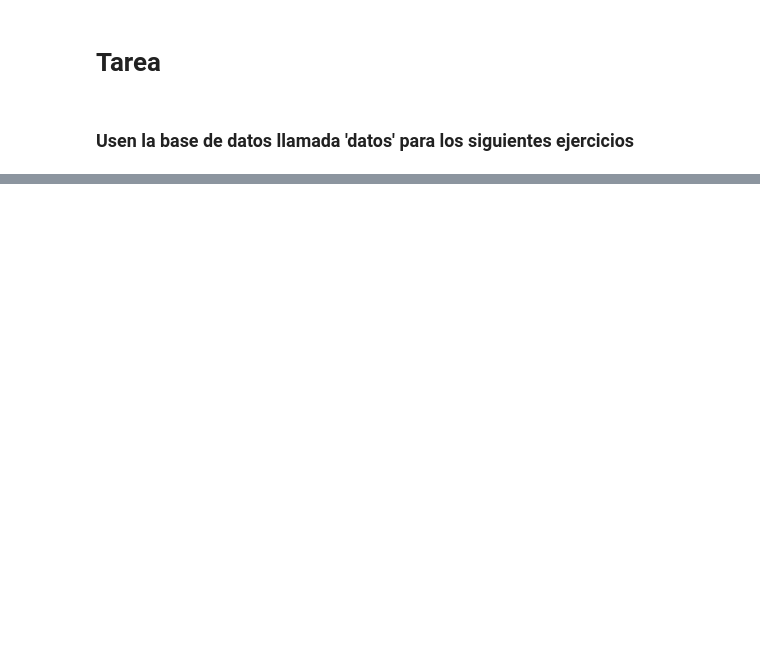
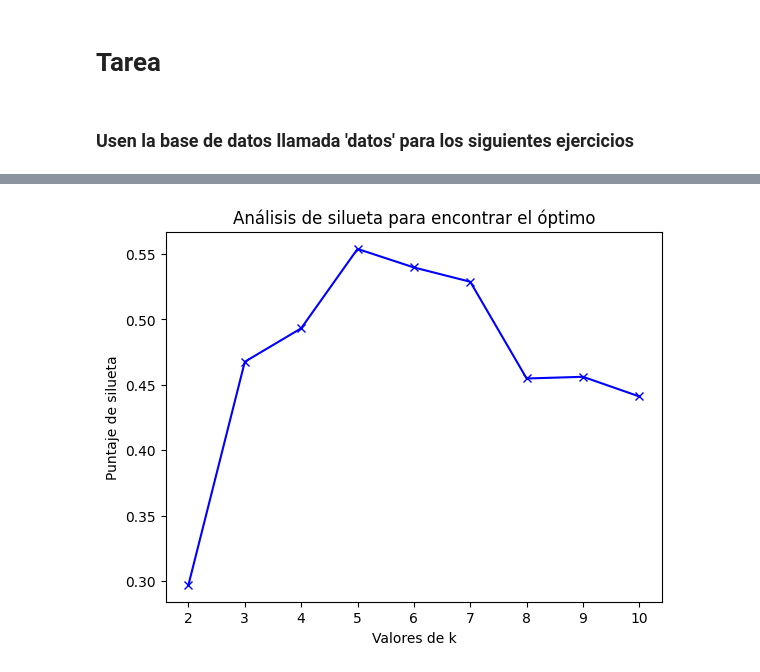
Before and after one commit to NicoapBol/DATA_SCIENCE_UPB_TASKS, a Jupyter notebook: 02 HW Code/012Sesión 4.ipynb, the cells around one changed output, grey strips where cells are left out. Cells and saved outputs as stored; diff of their text form; code cells hidden in the pictures; blank space fills up the shorter version.

```diff
--- a/02 HW Code/012Sesión 4.ipynb
+++ b/02 HW Code/012Sesión 4.ipynb
@@ -377,22 +389,24 @@ sns.scatterplot(XXXXX['ingreso'],
 # %%
 #1.b) Encontremos el óptimo bajo el método de la silueta
 
 #Creamos la evaluación
 sil_avg = []
 range_n_clusters = [2, 3, 4, 5, 6, 7, 8, 9, 10]
 
 #Se define el método de evaluación
 for k in range_n_clusters:
- kmeans = KMeans(n_clusters = k, XXXXX = 42).fit(X)
+ kmeans = KMeans(n_clusters = k, random_state= 42).fit(X)
  labels = kmeans.labels_
- sil_avg.append(silhouette_score(X, labels, XXXXX = 'euclidean'))
+ sil_avg.append(silhouette_score(X, labels, metric='euclidean'))
 
 #Graficamos el método de silueta
 plt.plot(range_n_clusters,sil_avg,'bx-')
 plt.xlabel('Valores de k')
 plt.ylabel('Puntaje de silueta')
 plt.title('Análisis de silueta para encontrar el óptimo')
 plt.show()
+# %% [output]
+[figure, added]
 # %%
 #1.c) Encontremos el óptimo bajo el método del codo
 
```
Also changed, not shown: parts of 7 cells of this notebook, 1 other file.
